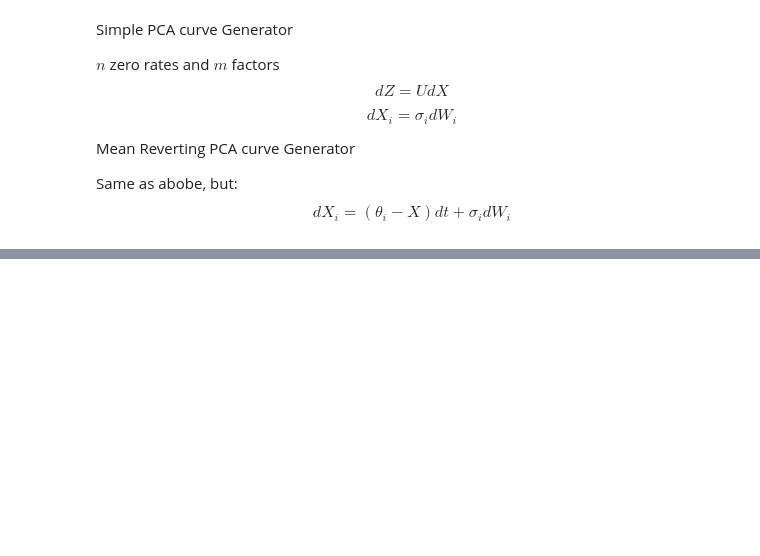
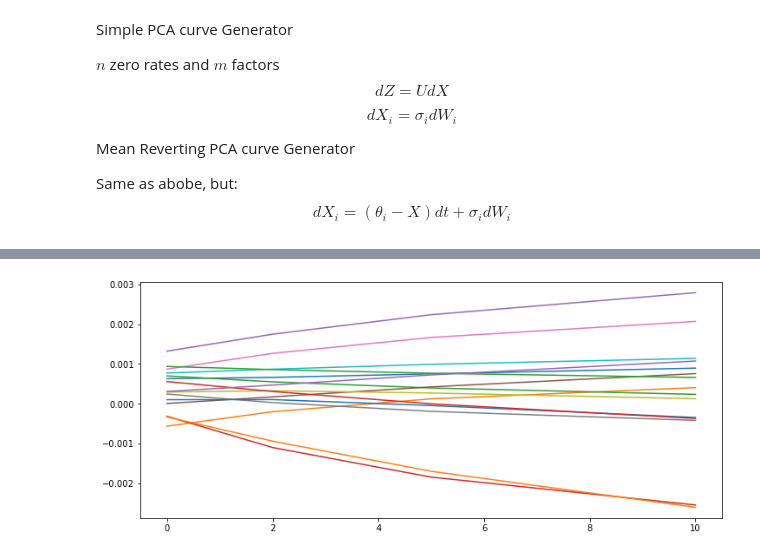
Before and after one commit to Center-for-Mathematical-Finance/cmf_rateslib, a Jupyter notebook: notebooks/Main.ipynb, the cells around one changed output, grey strips where cells are left out. Drawn from its saved outputs; the diff is of its cells as text; code cells hidden in the pictures; blank space fills up the shorter version.

```diff
--- a/notebooks/Main.ipynb
+++ b/notebooks/Main.ipynb
@@ -102,0 +137,9 @@ np.array([[2,2,2], [3,3,3]]).T * np.array([2,2])
+# %%
+gen_curves = model.create_new(15, 1/252)
+# %%
+fig = plt.figure(figsize=(12, 5))
+
+for cur in gen_curves:
+    plt.plot(cur._maturities, cur._rates)
+# %% [output]
+[figure, added]
```
Also changed, not shown: parts of 30 cells of this notebook.
